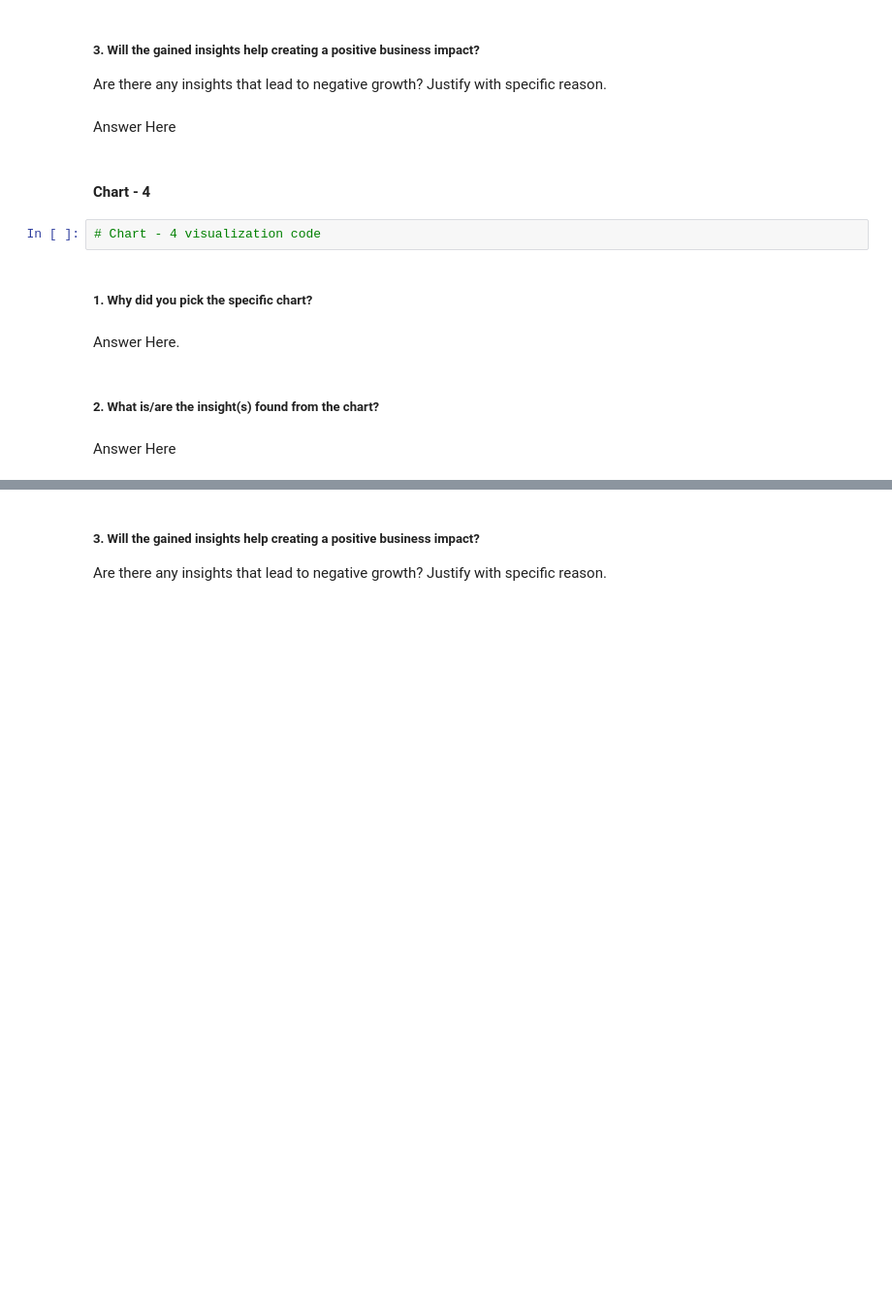
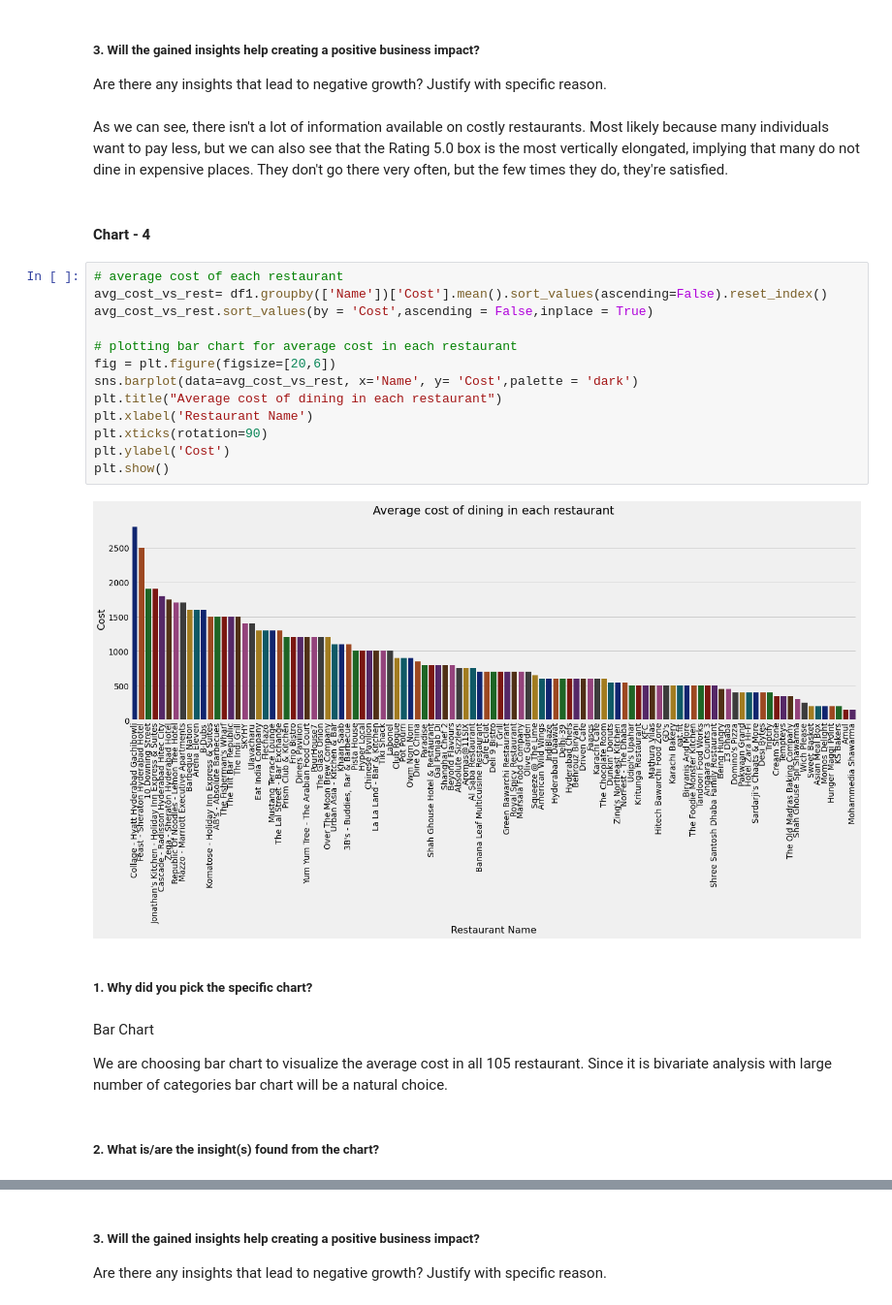
Before and after one commit to JNSDKV/Zomato_Restaurant_Clustering_And_Sentiment_Analysis, a Jupyter notebook: Zomato_Restaurant_Clustering_And_Sentiment_Analysis.ipynb, the cells around one changed output, grey strips where cells are left out. Shown at 97% size. Saved outputs shown, nothing was run; the diff lists cells and outputs as text; blank space fills up the shorter version.

```diff
--- a/Zomato_Restaurant_Clustering_And_Sentiment_Analysis.ipynb
+++ b/Zomato_Restaurant_Clustering_And_Sentiment_Analysis.ipynb
@@ -402,17 +651,30 @@ Answer Here
 # %% [markdown]
 ##### 3. Will the gained insights help creating a positive business impact?
 Are there any insights that lead to negative growth? Justify with specific reason.
-# %% [markdown]
-Answer Here
+# %% [markdown]
+As we can see, there isn't a lot of information available on costly restaurants. Most likely because many individuals want to pay less, but we can also see that the Rating 5.0 box is the most vertically elongated, implying that many do not dine in expensive places. They don't go there very often, but the few times they do, they're satisfied.
 # %% [markdown]
 #### Chart - 4
-# %%
-# Chart - 4 visualization code
+# %%
+# average cost of each restaurant
+avg_cost_vs_rest= df1.groupby(['Name'])['Cost'].mean().sort_values(ascending=False).reset_index()
+avg_cost_vs_rest.sort_values(by = 'Cost',ascending = False,inplace = True)
+
+# plotting bar chart for average cost in each restaurant
+fig = plt.figure(figsize=[20,6])
+sns.barplot(data=avg_cost_vs_rest, x='Name', y= 'Cost',palette = 'dark')
+plt.title("Average cost of dining in each restaurant")
+plt.xlabel('Restaurant Name')
+plt.xticks(rotation=90)
+plt.ylabel('Cost')
+plt.show()
+# %% [output]
+[figure, added]
 # %% [markdown]
 ##### 1. Why did you pick the specific chart?
-# %% [markdown]
-Answer Here.
+# %% [markdown]
+Bar Chart
+
+We are choosing bar chart to visualize the average cost in all 105 restaurant. Since it is bivariate analysis with large number of categories bar chart will be a natural choice.
 # %% [markdown]
 ##### 2. What is/are the insight(s) found from the chart?
-# %% [markdown]
-Answer Here
```
Also changed, not shown: parts of 185 cells of this notebook.
